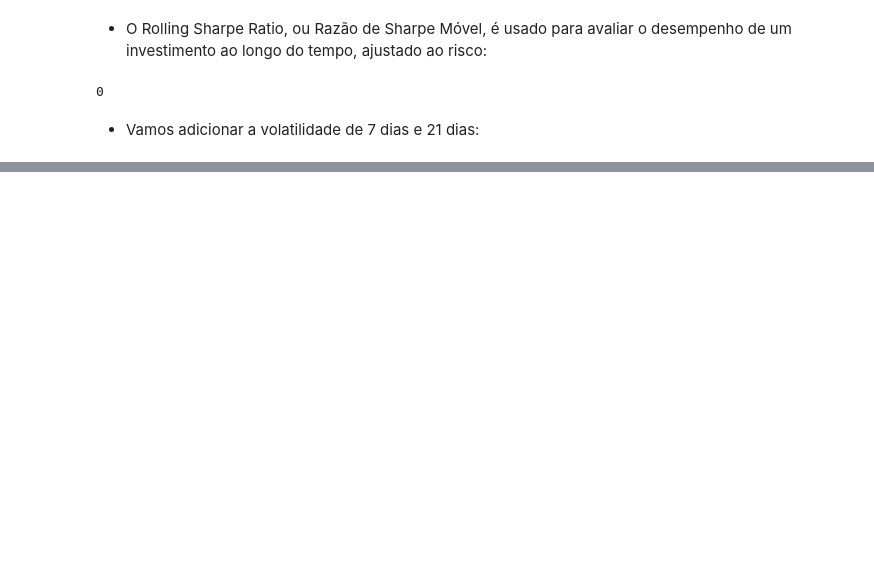
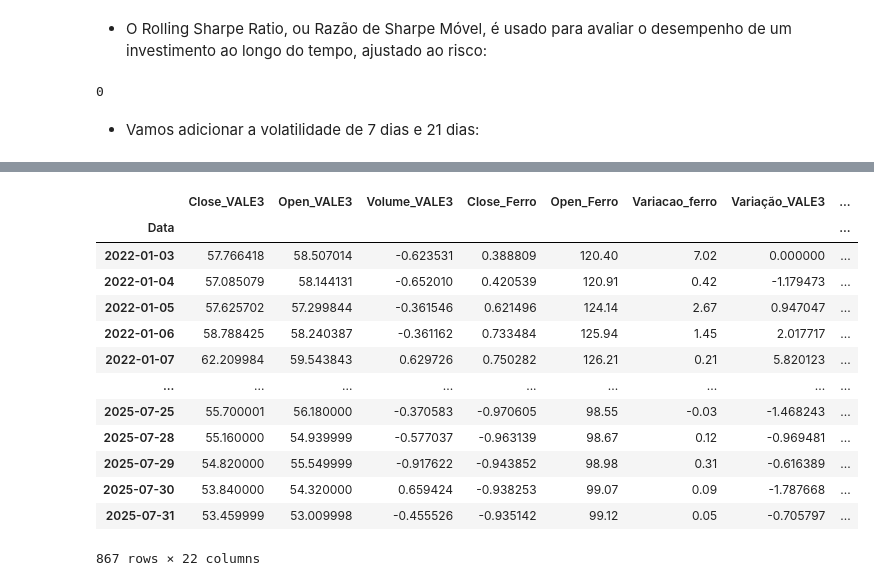
Before and after one commit to DanielCFigueira/Projeto_Predicao_VALE3, a Jupyter notebook: Arquivos_Projeto/Previsão_VALE3.ipynb, the cells around one changed output, grey strips where cells are left out. Saved outputs shown, nothing was run; the diff lists cells and outputs as text; code cells hidden in the pictures; blank space fills up the shorter version.

```diff
--- a/Arquivos_Projeto/Previsão_VALE3.ipynb
+++ b/Arquivos_Projeto/Previsão_VALE3.ipynb
@@ -247,0 +369,17 @@ df['Volatilidadde_21D_VALE3'].fillna(0, inplace=True)
+# %%
+df
+# %% [output]
+|  | Close_VALE3 | Open_VALE3 | Volume_VALE3 | Close_Ferro | Open_Ferro | Variacao_ferro | Variação_VALE3 | ... |
+| Data |  |  |  |  |  |  |  | ... |
+| 2022-01-03 | 57.766418 | 58.507014 | -0.623531 | 0.388809 | 120.40 | 7.02 | 0.000000 | ... |
+| 2022-01-04 | 57.085079 | 58.144131 | -0.652010 | 0.420539 | 120.91 | 0.42 | -1.179473 | ... |
+| 2022-01-05 | 57.625702 | 57.299844 | -0.361546 | 0.621496 | 124.14 | 2.67 | 0.947047 | ... |
+| 2022-01-06 | 58.788425 | 58.240387 | -0.361162 | 0.733484 | 125.94 | 1.45 | 2.017717 | ... |
+| 2022-01-07 | 62.209984 | 59.543843 | 0.629726 | 0.750282 | 126.21 | 0.21 | 5.820123 | ... |
+| ... | ... | ... | ... | ... | ... | ... | ... | ... |
+| 2025-07-25 | 55.700001 | 56.180000 | -0.370583 | -0.970605 | 98.55 | -0.03 | -1.468243 | ... |
+| 2025-07-28 | 55.160000 | 54.939999 | -0.577037 | -0.963139 | 98.67 | 0.12 | -0.969481 | ... |
+| 2025-07-29 | 54.820000 | 55.549999 | -0.917622 | -0.943852 | 98.98 | 0.31 | -0.616389 | ... |
+| 2025-07-30 | 53.840000 | 54.320000 | 0.659424 | -0.938253 | 99.07 | 0.09 | -1.787668 | ... |
+| 2025-07-31 | 53.459999 | 53.009998 | -0.455526 | -0.935142 | 99.12 | 0.05 | -0.705797 | ... |
+867 rows × 22 columns
```
Also changed, not shown: parts of 23 cells of this notebook, 1 other file.
